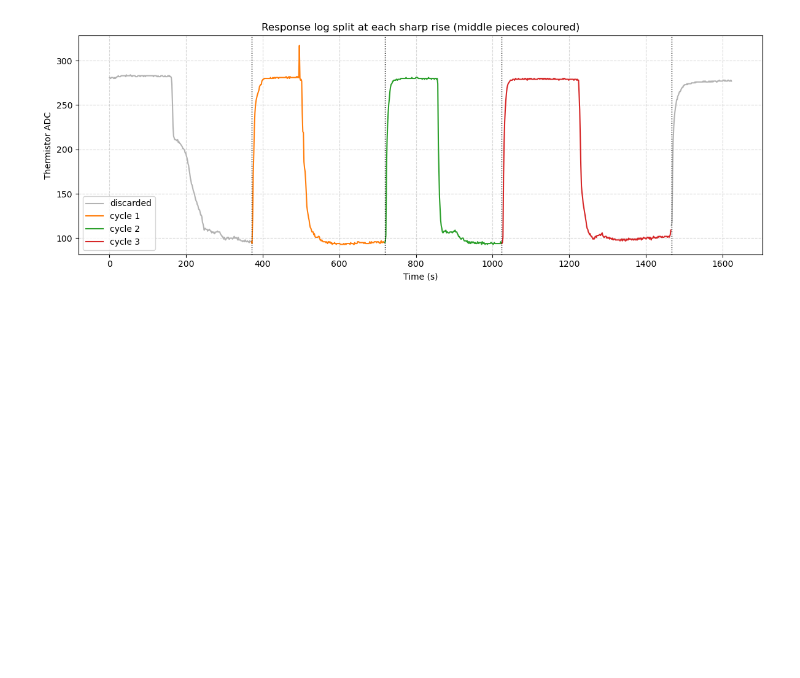
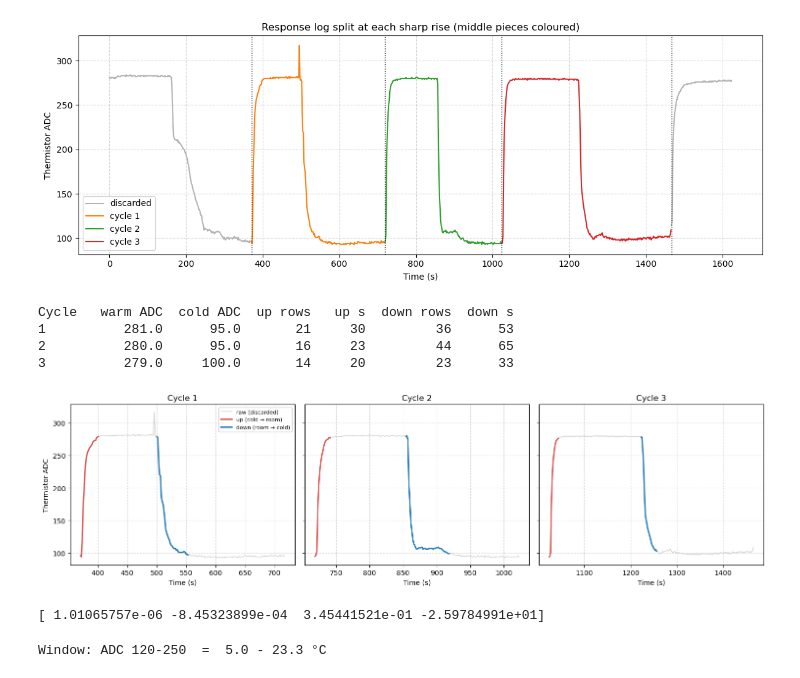
Before and after one commit to Kenura-R-Gunarathna/ph3039-lab-1, a Jupyter notebook: report/2nd_configuration_only/response.ipynb, the cells around one changed output. Saved outputs shown, nothing was run; the diff lists cells and outputs as text; code cells hidden in the pictures; blank space fills up the shorter version.

```diff
--- a/report/2nd_configuration_only/response.ipynb
+++ b/report/2nd_configuration_only/response.ipynb
@@ -240,0 +295,72 @@ plt.show()
+# %%
+# ------------------------------------------------------------
+# Summary
+# ------------------------------------------------------------
+print(f"{'Cycle':6s}{'warm ADC':>10s}{'cold ADC':>10s}{'up rows':>9s}{'up s':>7s}{'down rows':>11s}{'down s':>8s}")
+for k, (u, dn, inf) in enumerate([(response_1_up_df, response_1_down_df, info1),
+                                  (response_2_up_df, response_2_down_df, info2),
+                                  (response_3_up_df, response_3_down_df, info3)], start=1):
+    print(f"{k:<6d}{inf['warm']:>10.1f}{inf['cold']:>10.1f}{len(u):>9d}{u['t_seg_s'].iloc[-1]:>7.0f}"
+          f"{len(dn):>11d}{dn['t_seg_s'].iloc[-1]:>8.0f}")
+# %% [output]
+Cycle   warm ADC  cold ADC  up rows   up s  down rows  down s
+1          281.0      95.0       21     30         36      53
+2          280.0      95.0       16     23         44      65
+3          279.0     100.0       14     20         23      33
+# %%
+# ------------------------------------------------------------
+# Check visually: raw in grey, up in red, down in blue
+# ------------------------------------------------------------
+fig, axes = plt.subplots(1, 3, figsize=(15, 4.2), sharey=True)
+for k, (ax, raw, u, dn) in enumerate(zip(
+        axes,
+        [raw_response_1_df, raw_response_2_df, raw_response_3_df],
+        [response_1_up_df, response_2_up_df, response_3_up_df],
+        [response_1_down_df, response_2_down_df, response_3_down_df]), start=1):
+    ax.plot(raw['time_ms'] / 1000, raw['adc'], color='0.8', lw=1, label='raw (discarded)')
+    ax.plot(u['time_ms'] / 1000, u['adc'], color='#d9534f', lw=2, label='up (cold → room)')
+    ax.plot(dn['time_ms'] / 1000, dn['adc'], color='#1f77b4', lw=2, label='down (room → cold)')
+    ax.set_title(f"Cycle {k}")
+    ax.set_xlabel("Time (s)")
+    ax.grid(True, linestyle='--', alpha=0.5)
+axes[0].set_ylabel("Thermistor ADC")
+axes[0].legend(fontsize=8)
+plt.tight_layout()
+plt.show()
+# %% [output]
+[figure, added]
+# %%
+cal = pd.read_csv("../../data/log_20261002_141803.csv")   # adjust the path if yours differs
+cal.columns = cal.columns.str.strip()
+cal = cal.dropna(subset=['adc', 'temp_c'])
+cal = cal[cal['adc'] <= 350]                               # only the cold range the response test uses
+adc_to_temp = np.poly1d(np.polyfit(cal['adc'], cal['temp_c'], 3))
+print(adc_to_temp.coeffs)
+# %% [output]
+[ 1.01065757e-06 -8.45323899e-04  3.45441521e-01 -2.59784991e+01]
+# %%
+from scipy import stats
+
+LO, HI = 120, 250                              # ADC window for the thermistor
+T_LO, T_HI = adc_to_temp(LO), adc_to_temp(HI)  # the same window expressed in °C (used for the DS18B20)
+print(f"Window: ADC {LO}-{HI}  =  {T_LO:.1f} - {T_HI:.1f} °C")
+
+def window_slope(t, y, lo, hi, direction):
+    """Least-squares line between the first crossing of lo and of hi. direction: 'up' or 'down'."""
+    t, y = np.asarray(t, float), np.asarray(y, float)
+    ok = ~np.isnan(y); t, y = t[ok], y[ok]
+    if direction == 'up':
+        a = np.flatnonzero(y > lo)
+        if len(a) == 0: return None
+        i0 = a[0]; b = np.flatnonzero(y[i0:] >= hi)
+    else:
+        a = np.flatnonzero(y < hi)
+        if len(a) == 0: return None
+        i0 = a[0]; b = np.flatnonzero(y[i0:] <= lo)
+    if len(b) == 0: return None
+    i1 = i0 + b[0]
+    if i1 - i0 + 1 < 3: return None
+    r = stats.linregress(t[i0:i1 + 1], y[i0:i1 + 1])
+    return dict(slope=r.slope, se=r.stderr, r2=r.rvalue ** 2, n=i1 - i0 + 1, dur=t[i1] - t[i0])
+# %% [output]
+Window: ADC 120-250  =  5.0 - 23.3 °C
```
Also changed, not shown: parts of 4 cells of this notebook.
